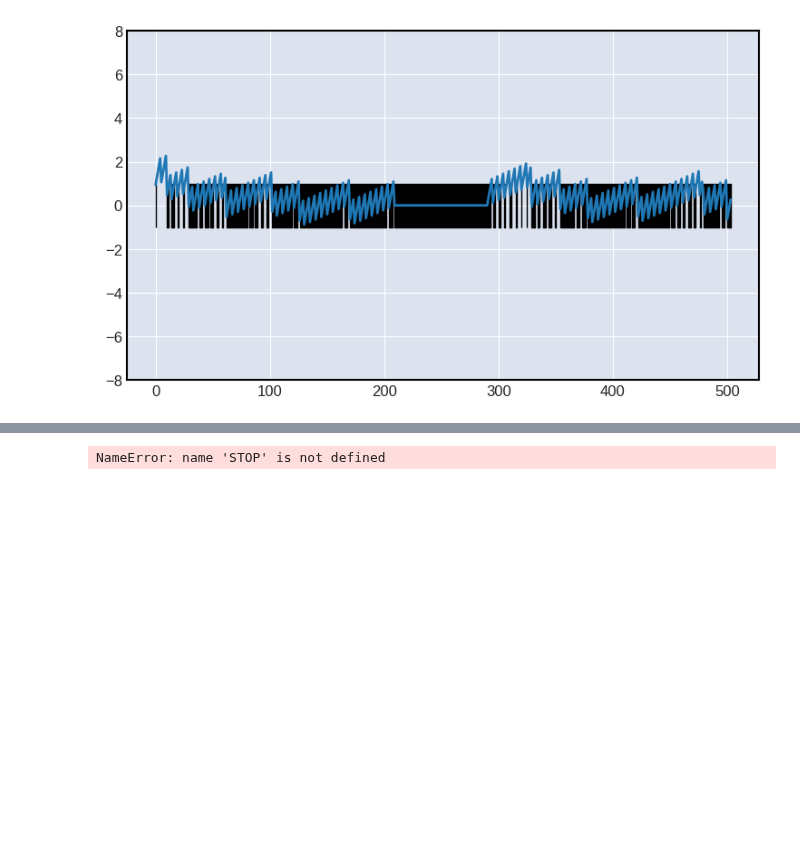
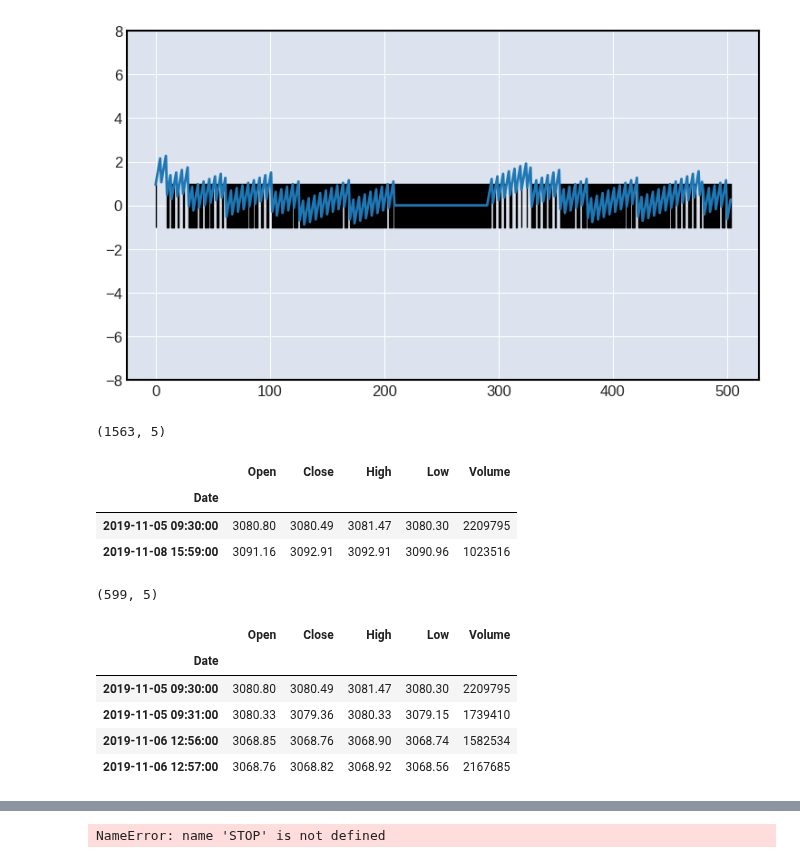
Before and after one commit to matplotlib/mplfinance, a Jupyter notebook: examples/scratch_pad/date_to_iloc_extrapolation.ipynb, the cells around one changed output, grey strips where cells are left out. Drawn from its saved outputs; the diff is of its cells as text; code cells hidden in the pictures; blank space fills up the shorter version.

```diff
--- a/examples/scratch_pad/date_to_iloc_extrapolation.ipynb
+++ b/examples/scratch_pad/date_to_iloc_extrapolation.ipynb
@@ -416,3 +416,24 @@ len(slice)= 82 len(data)= 504 offset= 209
 <AxesSubplot:>
 <matplotlib.collections.PolyCollection at 0x...>
 [figure]
+# %%
+df = pd.read_csv('../data/SP500_NOV2019_IDayRVol.csv',index_col=0,parse_dates=True)
+df.index.name = 'Date'
+df.shape
+df.iloc[[0,-1]]
+tdf = df.iloc[0:599]
+tdf.shape
+tdf.iloc[[0,1,-2,-1]]
+# %% [output]
+(1563, 5)
+|  | Open | Close | High | Low | Volume |
+| Date |  |  |  |  |  |
+| 2019-11-05 09:30:00 | 3080.80 | 3080.49 | 3081.47 | 3080.30 | 2209795 |
+| 2019-11-08 15:59:00 | 3091.16 | 3092.91 | 3092.91 | 3090.96 | 1023516 |
+(599, 5)
+|  | Open | Close | High | Low | Volume |
+| Date |  |  |  |  |  |
+| 2019-11-05 09:30:00 | 3080.80 | 3080.49 | 3081.47 | 3080.30 | 2209795 |
+| 2019-11-05 09:31:00 | 3080.33 | 3079.36 | 3080.33 | 3079.15 | 1739410 |
+| 2019-11-06 12:56:00 | 3068.85 | 3068.76 | 3068.90 | 3068.74 | 1582534 |
+| 2019-11-06 12:57:00 | 3068.76 | 3068.82 | 3068.92 | 3068.56 | 2167685 |
```
Also changed, not shown: parts of 2 cells of this notebook, 1 other file.
